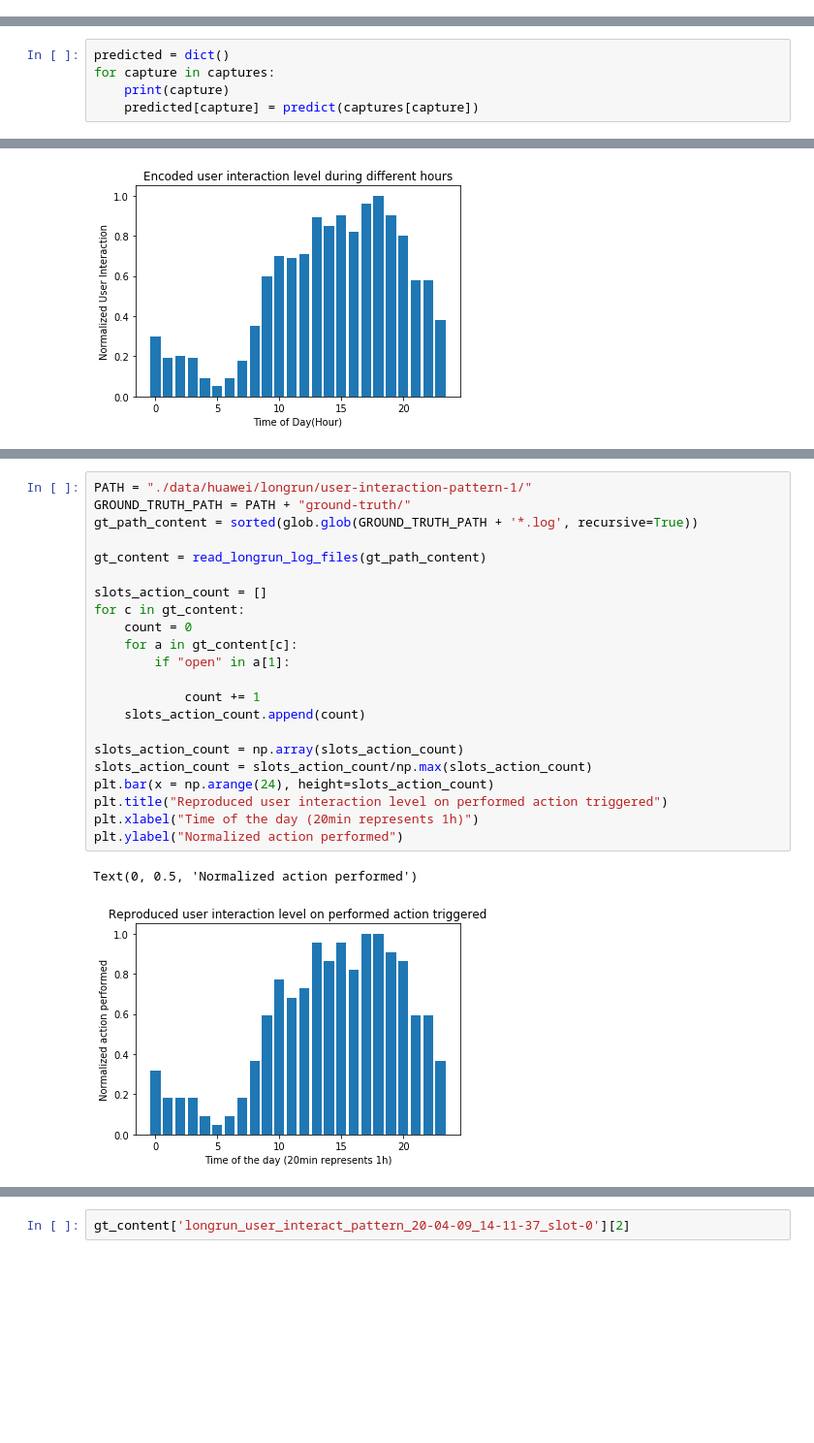
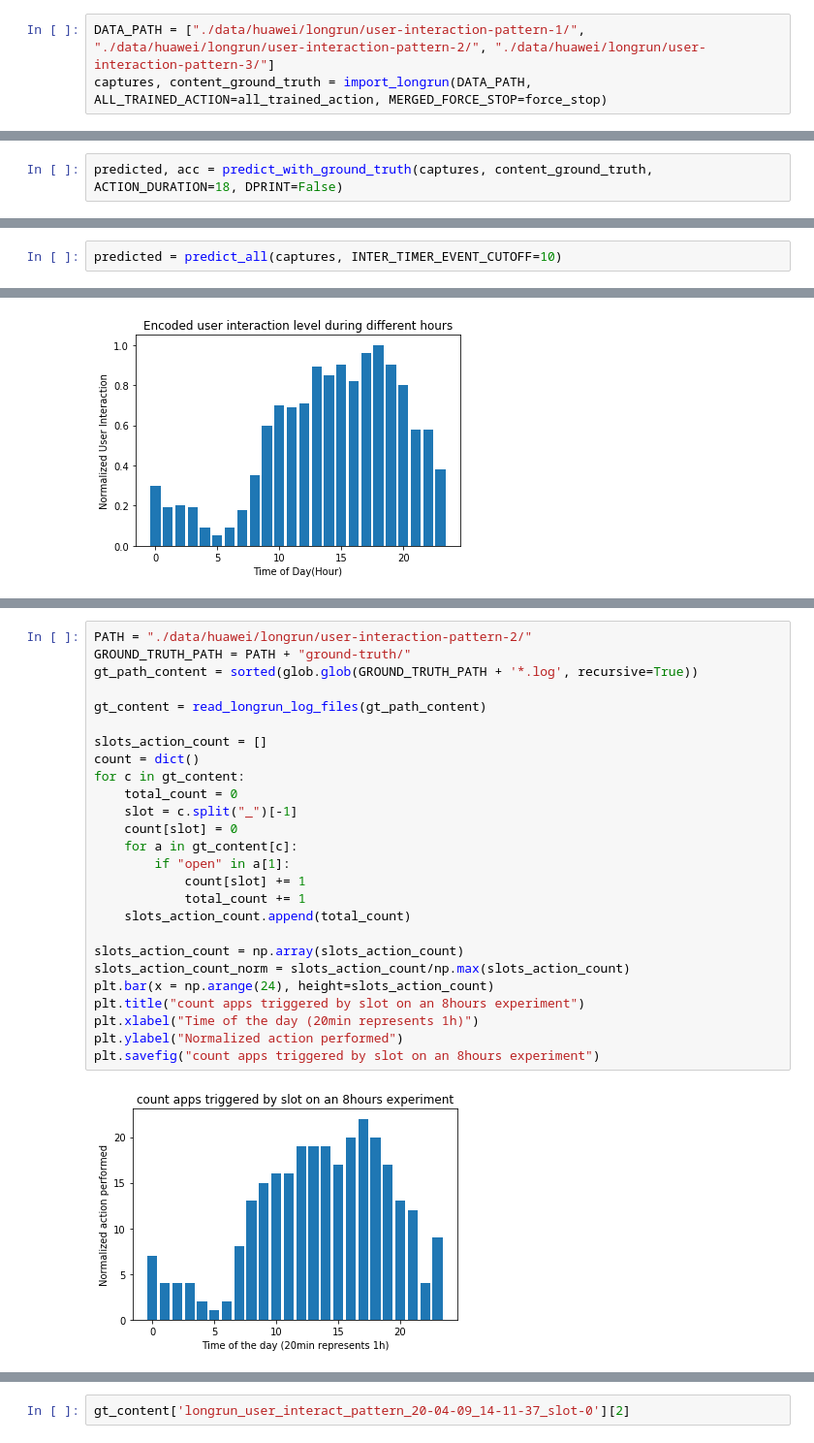
Before and after one commit to alex35469/Traffic-Analysis-on-wearables, a Jupyter notebook: Classification/Longrun identification.ipynb, the cells around one changed output, grey strips where cells are left out. Shown: that part at 97% size. Saved outputs shown, nothing was run; the diff lists cells and outputs as text; blank space fills up the shorter version.

```diff
--- a/Classification/Longrun identification.ipynb
+++ b/Classification/Longrun identification.ipynb
@@ -897,0 +1118,3 @@ Master: "HUAWEI WATCH 2 1857"
+# %%
+DATA_PATH = ["./data/huawei/longrun/user-interaction-pattern-1/", "./data/huawei/longrun/user-interaction-pattern-2/", "./data/huawei/longrun/user-interaction-pattern-3/"]
+captures, content_ground_truth = import_longrun(DATA_PATH, ALL_TRAINED_ACTION=all_trained_action, MERGED_FORCE_STOP=force_stop)
@@ -1040,5 +1358,0 @@ def predict(time_serie):
-# %%
-predicted = dict()
-for capture in captures:
-    print(capture)
-    predicted[capture] = predict(captures[capture])
@@ -1058,0 +1359,2 @@ longrun_deterministic_20-04-12_21-27-29
+# %%
+predicted, acc = predict_with_ground_truth(captures, content_ground_truth, ACTION_DURATION=18, DPRINT=False)
@@ -1187,3 +1542,5 @@ def compute_eval_metric(prediciton, ground_truth, method="majority_voting", TOP_
     return correct_pred, wrong_pred, missed_gt
 # %% [markdown]
 ### Evaluation
+# %%
+predicted = predict_all(captures, INTER_TIMER_EVENT_CUTOFF=10)
@@ -1797,25 +2185,28 @@ Text(0, 0.5, 'Normalized action performed')
 # %%
-PATH = "./data/huawei/longrun/user-interaction-pattern-1/"
+PATH = "./data/huawei/longrun/user-interaction-pattern-2/"
 GROUND_TRUTH_PATH = PATH + "ground-truth/"
 gt_path_content = sorted(glob.glob(GROUND_TRUTH_PATH + '*.log', recursive=True))
 
 gt_content = read_longrun_log_files(gt_path_content)
 
 slots_action_count = []
+count = dict()
 for c in gt_content:
-    count = 0
+    total_count = 0
+    slot = c.split("_")[-1]
+    count[slot] = 0
     for a in gt_content[c]:
         if "open" in a[1]:
-
-            count += 1
-    slots_action_count.append(count)
+            count[slot] += 1
+            total_count += 1
+    slots_action_count.append(total_count)
 
 slots_action_count = np.array(slots_action_count)
-slots_action_count = slots_action_count/np.max(slots_action_count)
+slots_action_count_norm = slots_action_count/np.max(slots_action_count)
 plt.bar(x = np.arange(24), height=slots_action_count)
-plt.title("Reproduced user interaction level on performed action triggered")
+plt.title("count apps triggered by slot on an 8hours experiment")
 plt.xlabel("Time of the day (20min represents 1h)")
 plt.ylabel("Normalized action performed")
+plt.savefig("count apps triggered by slot on an 8hours experiment")
 # %% [output]
-Text(0, 0.5, 'Normalized action performed')
-[figure, old version]
+[figure, new version]
```
Also changed, not shown: parts of 56 cells of this notebook, 18 other files.
